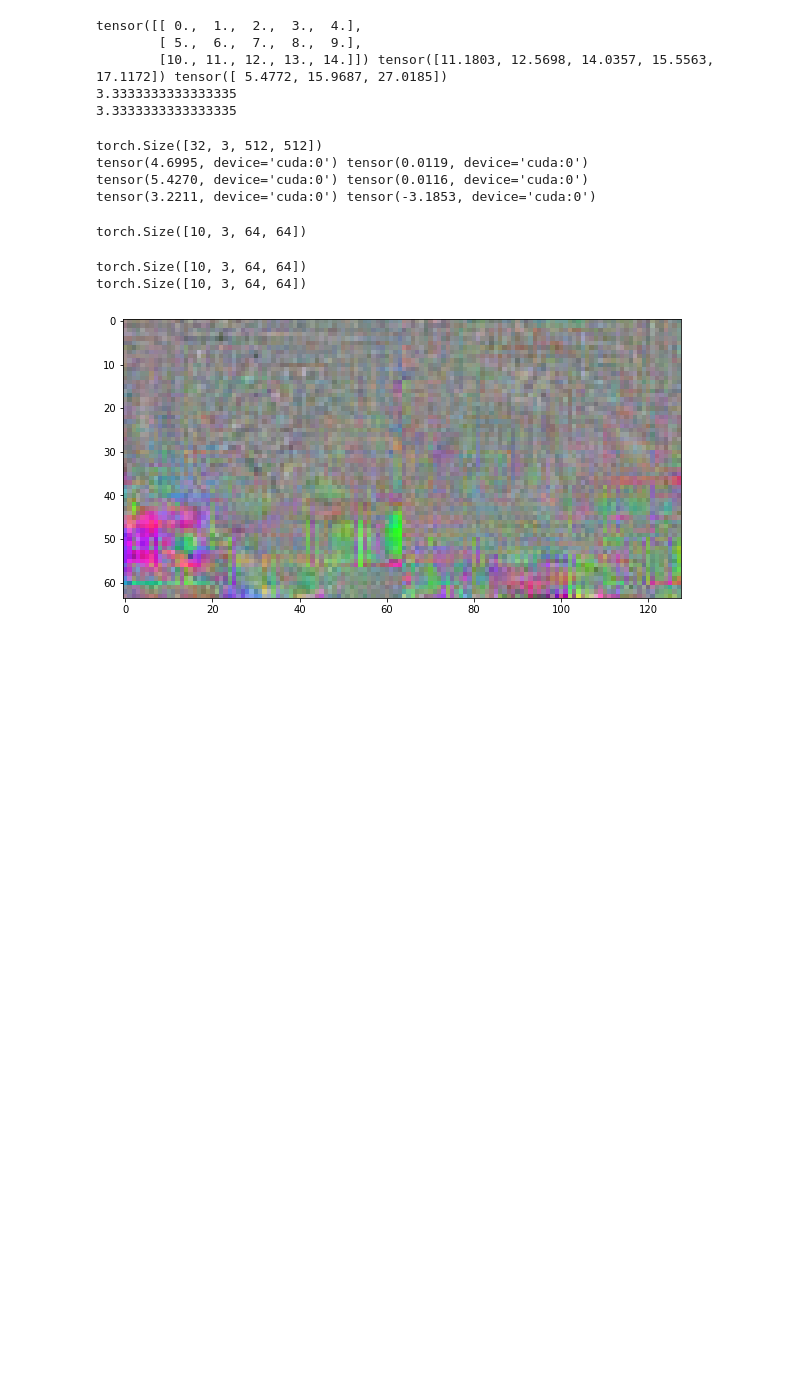
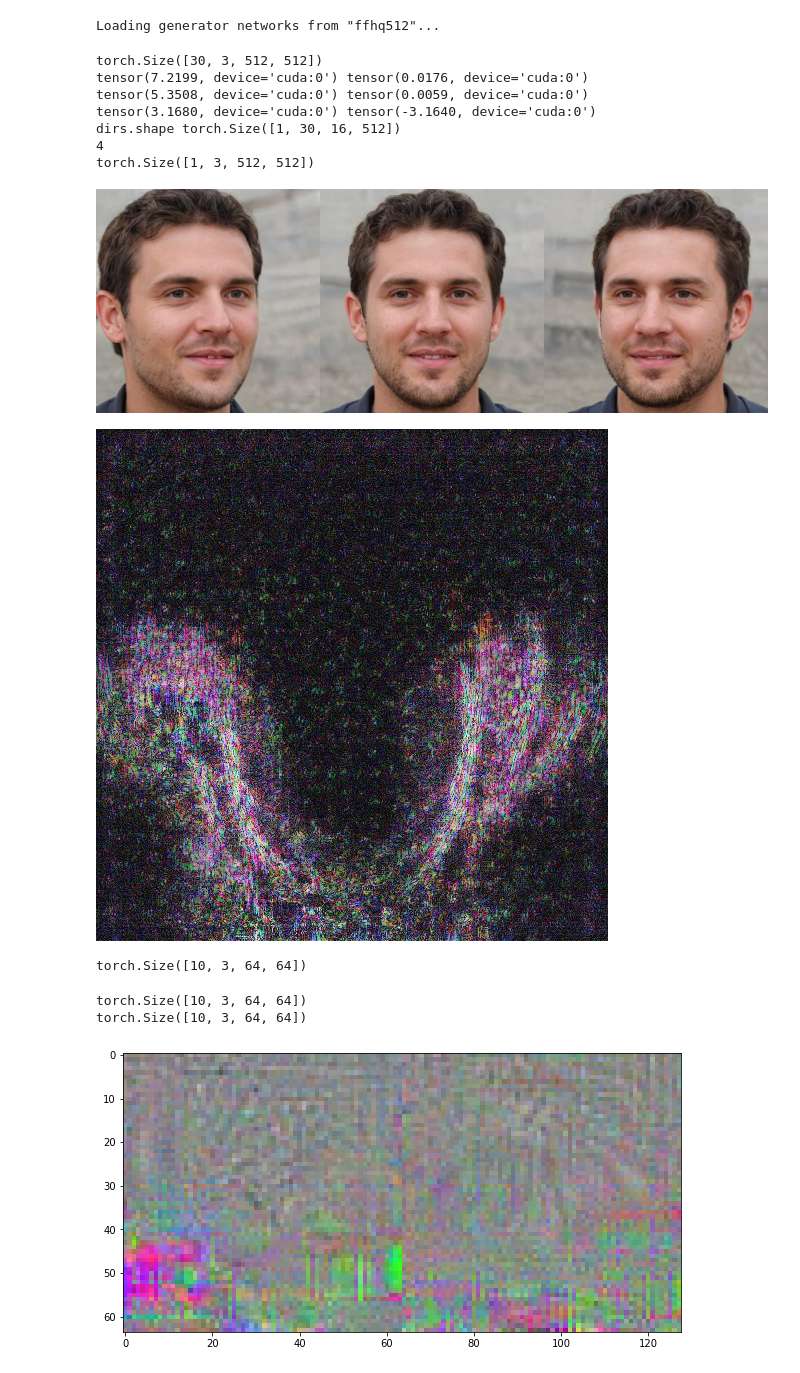
Before and after one commit to zhuxinqimac/stylegan2-ada-pytorch, a Jupyter notebook: show_var_pattern.ipynb, the cells around one changed output. Drawn from its saved outputs; the diff is of its cells as text; code cells hidden in the pictures; blank space fills up the shorter version.

```diff
--- a/show_var_pattern.ipynb
+++ b/show_var_pattern.ipynb
@@ -32,22 +36,35 @@ import legacy
 # %%
 #navigator_pkl = '/mnt/hpc_scratch/stylegan2-ada-pytorch/nav_cvpr22_mir_hw_mcont_z_dsNeig_ffhq512/00038-ffhq512-z_6-lr_0.01-wals_1-prand_F-vart_s-mcont_1-dis_512-dic_3-mir_T-ndup_1-sensor_alex-sensl_10-ftop_T-fdf_F-vmul_T-at_fixed-nt_fixedE-neig_5-afc_3-nfc_3-atl_16-atg_3-cont_0-pos_1-neg_1-div_0.1-ncol_2-dys_T-vars_0.5-kimg160-batch32/network-snapshot-000080.pkl'
 # navigator_pkl = '/mnt/hpc_scratch/stylegan2-ada-pytorch/nav_cvpr22_mir_hw_mcont_z_dsNeig_ffhq512/00041-ffhq512-z_2-lr_0.01-wals_1-prand_F-vart_s-mcont_1-dis_512-dic_3-mir_T-ndup_1-sensor_alex-sensl_10-ftop_T-fdf_F-vmul_T-at_fixed-nt_fixedE-neig_5-afc_3-nfc_3-atl_16-atg_3-cont_0-pos_1-neg_1-div_0.1-ncol_2-dys_T-vars_0.5-kimg160-batch32/network-snapshot-000080.pkl'
-navigator_pkl = '/mnt/hpc_scratch/stylegan2-ada-pytorch/nav_cvpr22_resnet_ldimg_hw_mcont_neig100_ffhq512/00009-ffhq512-z_32-lr_0.01-wals_1-prand_F-vart_s-mcont_1-dis_512-dic_3-mir_F-ldimg_T-ndup_1-sensor_resnet18-sensl_10-ftop_T-fdf_F-vmul_T-at_fixed-nt_fixedE-neig_100-afc_3-nfc_3-atl_16-atg_3-cont_0-pos_1-neg_1-div_0.1-ncol_2-dys_T-vars_0.5-kimg160-batch4/network-snapshot-000080.pkl'
+# navigator_pkl = '/mnt/hpc_scratch/stylegan2-ada-pytorch/nav_cvpr22_resnet_ldimg_hw_mcont_neig100_ffhq512/00009-ffhq512-z_32-lr_0.01-wals_1-prand_F-vart_s-mcont_1-dis_512-dic_3-mir_F-ldimg_T-ndup_1-sensor_resnet18-sensl_10-ftop_T-fdf_F-vmul_T-at_fixed-nt_fixedE-neig_100-afc_3-nfc_3-atl_16-atg_3-cont_0-pos_1-neg_1-div_0.1-ncol_2-dys_T-vars_0.5-kimg160-batch4/network-snapshot-000080.pkl'
+navigator_pkl = '/mnt/hpc_scratch/stylegan2-ada-pytorch/nav_eccv22_neig60_ffhq512/00000-ffhq512-z_30-lr_0.01-wals_0.3-prand_F-vart_s-mcont_1-dis_512-dic_3-mir_T-ldimg_T-ndup_1-sensor_alex-sensl_10-ftop_T-fdf_F-at_fixed-nt_fixedES-neig_60-afc_3-nfc_3-atl_16-atg_3-cont_0-pos_1-neg_1-div_0.1-ncol_2-dys_T-vars_0.5-kimg1000-batch28/network-snapshot-000880.pkl'
 device = torch.device('cuda:0')
 with open(navigator_pkl, 'rb') as f:
     resume_data = pickle.load(f)
     M = resume_data['M'].requires_grad_(False).to(device)
+
+generator_pkl = 'ffhq512'
+print('Loading generator networks from "%s"...' % generator_pkl)
+resume_specs = {
+    'ffhq256':     'https://nvlabs-fi-cdn.nvidia.com/stylegan2-ada-pytorch/pretrained/transfer-learning-source-nets/ffhq-res256-mirror-paper256-noaug.pkl',
+    'ffhq512':     'https://nvlabs-fi-cdn.nvidia.com/stylegan2-ada-pytorch/pretrained/transfer-learning-source-nets/ffhq-res512-mirror-stylegan2-noaug.pkl',
+    'ffhq1024':    'https://nvlabs-fi-cdn.nvidia.com/stylegan2-ada-pytorch/pretrained/transfer-learning-source-nets/ffhq-res1024-mirror-stylegan2-noaug.pkl',
+    'celebahq256': 'https://nvlabs-fi-cdn.nvidia.com/stylegan2-ada-pytorch/pretrained/transfer-learning-source-nets/celebahq-res256-mirror-paper256-kimg100000-ada-target0.5.pkl',
+    'lsundog256':  'https://nvlabs-fi-cdn.nvidia.com/stylegan2-ada-pytorch/pretrained/transfer-learning-source-nets/lsundog-res256-paper256-kimg100000-noaug.pkl',
+}
+
+assert generator_pkl is not None
+if generator_pkl in resume_specs:
+    generator_pkl = resume_specs[generator_pkl] # predefined url
+
+# gpu_ids = list(range(torch.cuda.device_count()))
+# device = torch.device('cpu')
+with dnnlib.util.open_url(generator_pkl) as f:
+    G = legacy.load_network_pkl(f)['G_ema'].requires_grad_(False).to(device) # type: ignore
+# %% [output]
+Loading generator networks from "ffhq512"...
 # %%
-a = torch.arange(15, dtype=torch.float).view(3,5)
-print(a, a.norm(dim=0), a.norm(dim=1))
-b = 10 / 3
-print(b)
-print(repr(b))
+outdir = '/mnt/hpc_scratch/stylegan2-ada-pytorch/show_pt_pattern'
+os.makedirs(outdir, exist_ok=True)
-# %% [output]
-tensor([[ 0.,  1.,  2.,  3.,  4.],
-        [ 5.,  6.,  7.,  8.,  9.],
-        [10., 11., 12., 13., 14.]]) tensor([11.1803, 12.5698, 14.0357, 15.5563, 17.1172]) tensor([ 5.4772, 15.9687, 27.0185])
-3.3333333333333335
-3.3333333333333335
 # %%
 plt.rcParams['figure.figsize'] = [10, 10]
@@ -72,19 +100,52 @@ def clip_neg_show(img):
+# %%
+def try_var_scale_ls(M, var_scale_ls, idx, used_dims, seed=0, truncation_psi=0.3):
+    torch.random.manual_seed(seed)
+    z = torch.randn([1, G.z_dim], device=device)
+    c = torch.randn([1, G.c_dim], device=device)
+    w = G.mapping(z, c, truncation_psi=truncation_psi) # (b, num_ws, w_dim)
+    dirs = M(w) # [b, nv_dim, num_ws, w_dim]
+    print('dirs.shape', dirs.shape)
+    w_1 = w - dirs[:, used_dims[idx]] * var_scale_ls[idx]
+    w_2 = w + dirs[:, used_dims[idx]] * var_scale_ls[idx] # [b, num_ws, w_dim]
+    print(idx)
+    image = G.synthesis(w_1, noise_mode='const')
+    image_0 = G.synthesis(w, noise_mode='const')
+    image_2 = G.synthesis(w_2, noise_mode='const')
+    print(image.shape)
+
+    show(torch.cat([image, image_0, image_2], dim=3)[0].cpu(), [-1,1], surfix=f'seed{seed}_dim{used_dims[idx]}_img')
 # %%
 print(M.mem_dimgs.shape)
 dimgs = M.mem_dimgs.unbind(dim=0)
 print(dimgs[0].norm(dim=0).max(), dimgs[0].norm(dim=0).min())
 print(dimgs[1].norm(dim=0).max(), dimgs[1].norm(dim=0).min())
 print(dimgs[1].max(), dimgs[1].min())
-to_show = torch.cat(dimgs[-2:], dim=1).cpu()
+used_dims = [0,2,4,5,9,10,11,12,14,16,18,19,22,24]
+var_scale_ls = [1,0.5,0.5,0.4,0.5,0.3,0.4,0.3,1,0.5,0.2,0.5,0.4,0.5]
+
+idx = 4
+#for idx in range(14):
+seed=idx
+try_var_scale_ls(M, var_scale_ls, idx, used_dims, seed=seed)
+to_show = dimgs[used_dims[idx]]
+to_show = to_show.abs()
+show(to_show, [to_show.min(), to_show.max()], surfix=f'dim{used_dims[idx]}_var')
+
+# to_show = torch.cat(dimgs[-2:], dim=1).cpu()
 #show(torch.cat([to_show.relu(), (-to_show).relu(), to_show.abs()], dim=2))
 #show(to_show.relu()+(-to_show).relu())
 #show(dimgs[-28].cpu().relu())
 #clip_neg_show(torch.cat(dimgs[:2], dim=1).cpu())
 # %% [output]
-torch.Size([32, 3, 512, 512])
-tensor(4.6995, device='cuda:0') tensor(0.0119, device='cuda:0')
-tensor(5.4270, device='cuda:0') tensor(0.0116, device='cuda:0')
-tensor(3.2211, device='cuda:0') tensor(-3.1853, device='cuda:0')
+torch.Size([30, 3, 512, 512])
+tensor(7.2199, device='cuda:0') tensor(0.0176, device='cuda:0')
+tensor(5.3508, device='cuda:0') tensor(0.0059, device='cuda:0')
+tensor(3.1680, device='cuda:0') tensor(-3.1640, device='cuda:0')
+dirs.shape torch.Size([1, 30, 16, 512])
+4
+torch.Size([1, 3, 512, 512])
+[figure, added]
+[figure, added]
 # %%
 navigator_pkl_0 = '/mnt/hpc_scratch/stylegan2-ada-pytorch/nav_cvpr22_compare_ldimg_3ds/00000-3ds-z_10-lr_0.01-wals_1-prand_F-vart_s-mcont_1-dis_64-dic_3-mir_T-ldimg_T-ndup_1-sensor_alex-sensl_10-ftop_T-fdf_F-vmul_T-at_fixed-nt_fixedES-neig_20-afc_3-nfc_3-atl_10-atg_3-cont_0-pos_1-neg_1-div_0.1-ncol_2-dys_T-vars_0.5-kimg500-batch64/network-snapshot-000500.pkl'
 navigator_pkl_1 = '/mnt/hpc_scratch/stylegan2-ada-pytorch/nav_cvpr22_compare_ldimg_3ds/00001-3ds-z_10-lr_0.01-wals_1-prand_F-vart_s-mcont_1-dis_64-dic_3-mir_T-ldimg_F-ndup_1-sensor_alex-sensl_10-ftop_T-fdf_F-vmul_T-at_fixed-nt_fixedES-neig_20-afc_3-nfc_3-atl_10-atg_3-cont_0-pos_1-neg_1-div_0.1-ncol_2-dys_T-vars_0.5-kimg500-batch64/network-snapshot-000500.pkl'
```
Also changed, not shown: parts of 2 cells of this notebook, 8 other files.
